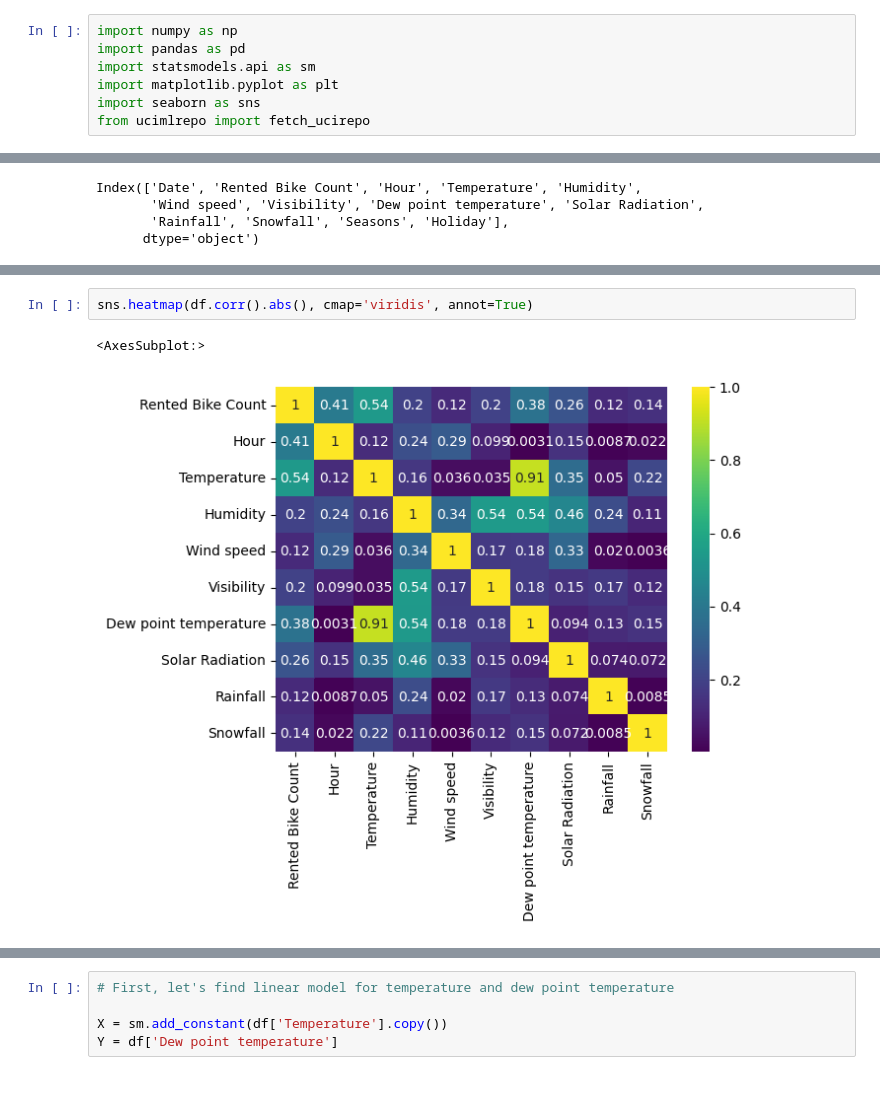
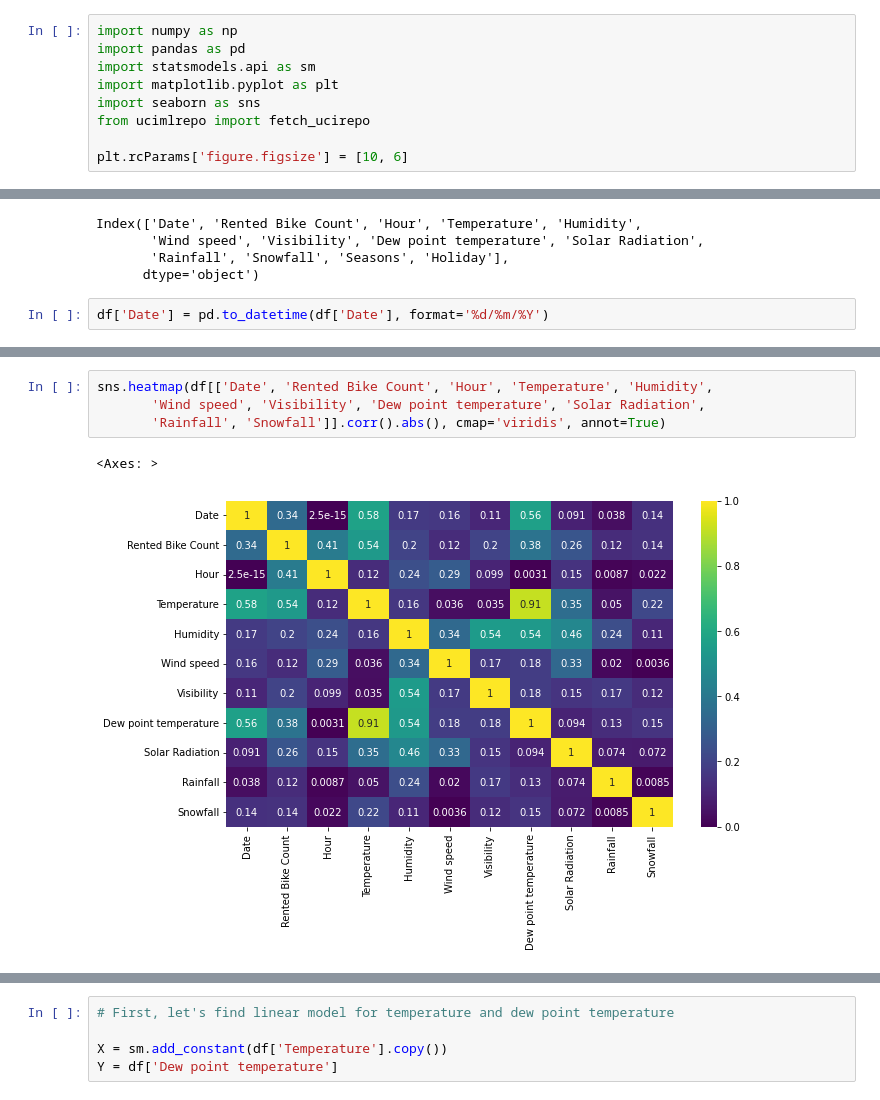
Before and after one commit to falasur/LA4DS, a Jupyter notebook: LA4DS_Ch12.ipynb, the cells around one changed output, grey strips where cells are left out. Drawn from its saved outputs; the diff is of its cells as text.

```diff
--- a/LA4DS_Ch12.ipynb
+++ b/LA4DS_Ch12.ipynb
@@ -8,6 +8,8 @@ import statsmodels.api as sm
 import matplotlib.pyplot as plt
 import seaborn as sns
 from ucimlrepo import fetch_ucirepo
+
+plt.rcParams['figure.figsize'] = [10, 6]
 # %%
 d = fetch_ucirepo(id=560)
 # %%
@@ -28,3 +30,5 @@ Index(['Date', 'Rented Bike Count', 'Hour', 'Temperature', 'Humidity',
        'Wind speed', 'Visibility', 'Dew point temperature', 'Solar Radiation',
        'Rainfall', 'Snowfall', 'Seasons', 'Holiday'],
       dtype='object')
+# %%
+df['Date'] = pd.to_datetime(df['Date'], format='%d/%m/%Y')
@@ -36,8 +70,10 @@ sns.lineplot(data=df, x='Temperature', y='Rented Bike Count')
 # %%
-sns.heatmap(df.corr().abs(), cmap='viridis', annot=True)
+sns.heatmap(df[['Date', 'Rented Bike Count', 'Hour', 'Temperature', 'Humidity',
+       'Wind speed', 'Visibility', 'Dew point temperature', 'Solar Radiation',
+       'Rainfall', 'Snowfall']].corr().abs(), cmap='viridis', annot=True)
 # %% [output]
-<AxesSubplot:>
+<Axes: >
-[figure, old version]
+[figure, new version]
 # %%
 sns.lineplot(data=df, x='Hour', y='Rented Bike Count')
 # %% [output]
```
Also changed, not shown: parts of 18 cells of this notebook, 1 other file.
